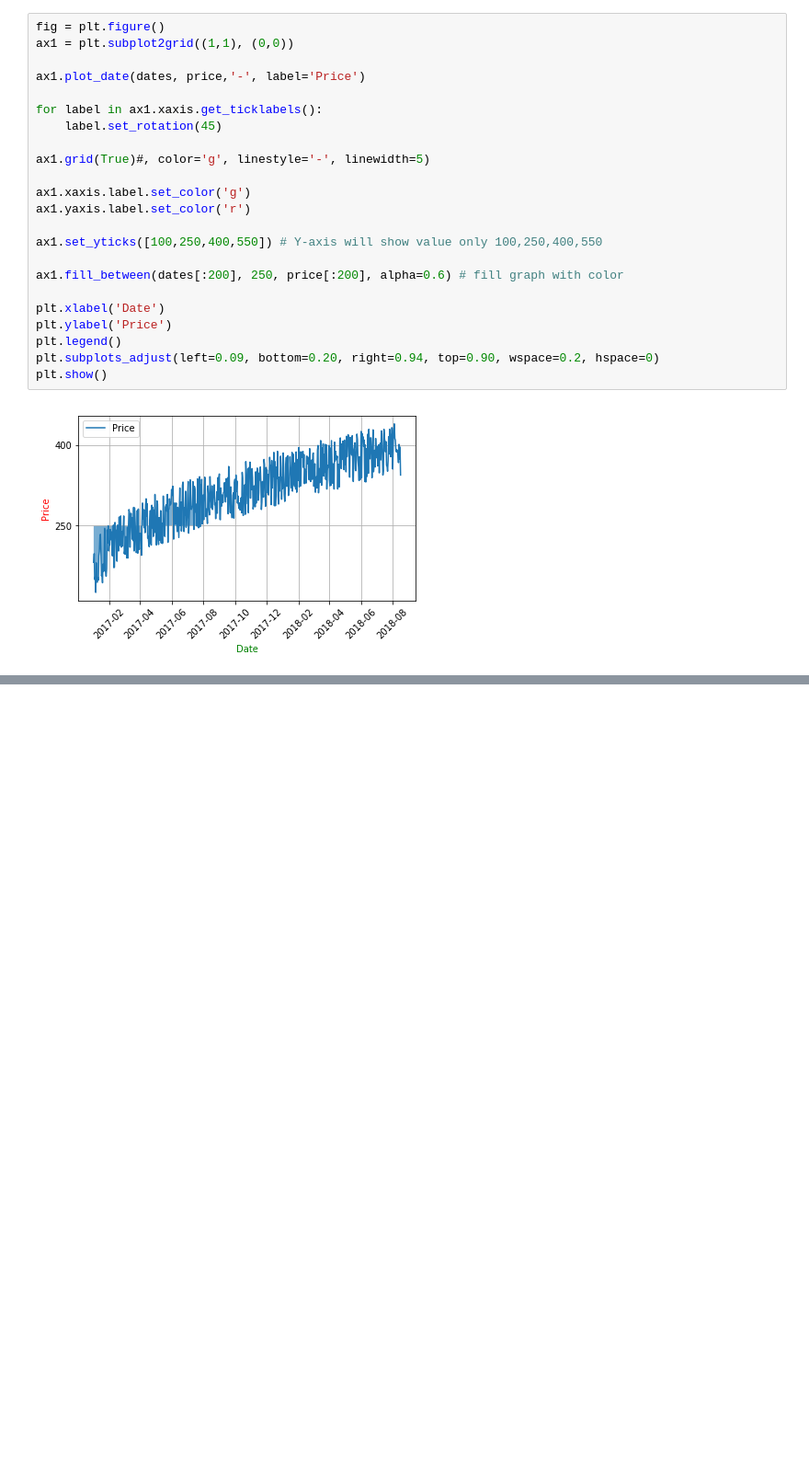
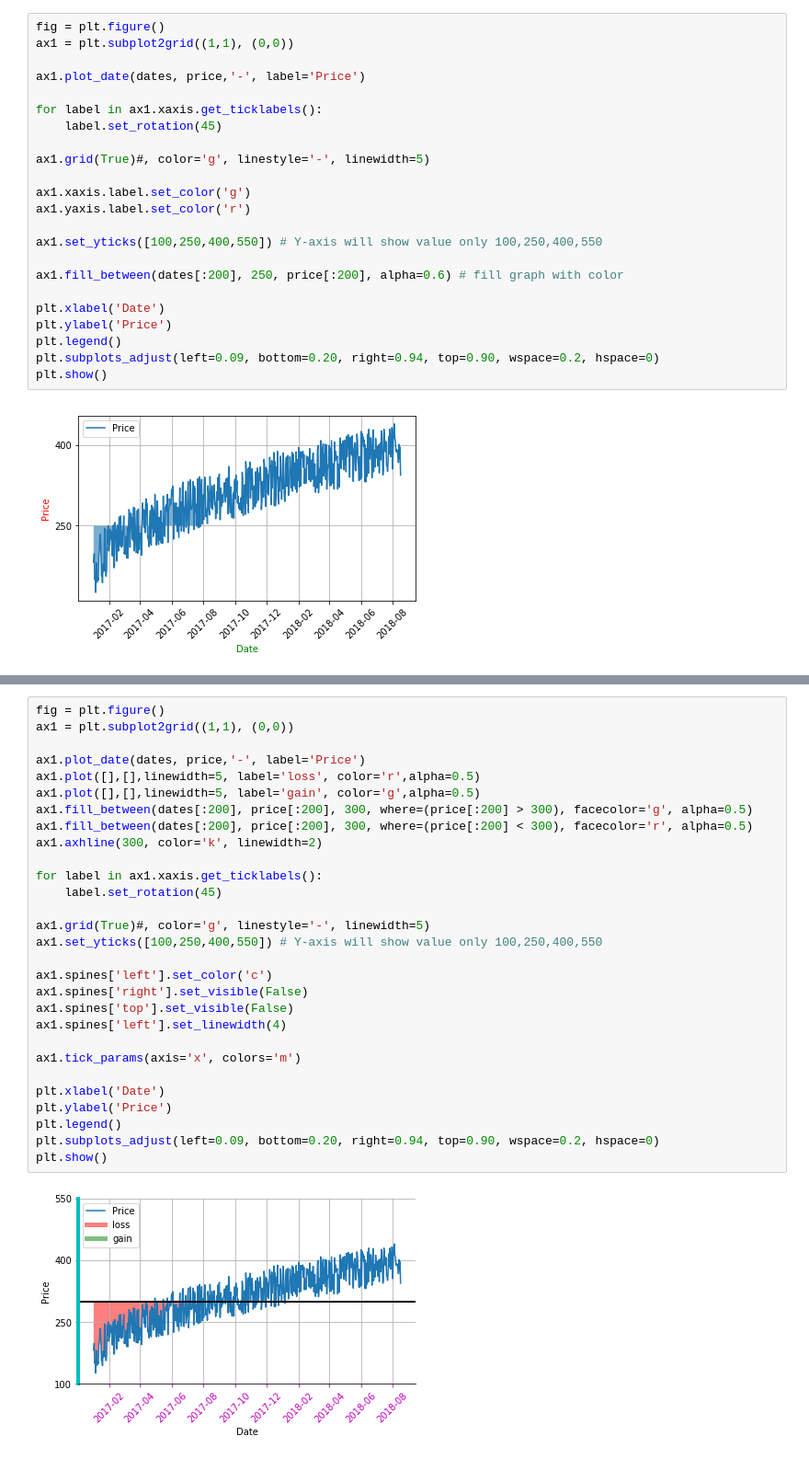
Before and after one commit to surya1singh/matplotlib_examples, a Jupyter notebook: Level 1.ipynb, the cells around one changed output, grey strips where cells are left out. Shown at 92% size. Cells and saved outputs as stored; diff of their text form; blank space fills up the shorter version.

Commit message:
spines

```diff
--- a/Level 1.ipynb
+++ b/Level 1.ipynb
@@ -122,0 +120,31 @@ ValueError: ordinal must be >= 1
+# %%
+fig = plt.figure()
+ax1 = plt.subplot2grid((1,1), (0,0))
+
+ax1.plot_date(dates, price,'-', label='Price')
+ax1.plot([],[],linewidth=5, label='loss', color='r',alpha=0.5)
+ax1.plot([],[],linewidth=5, label='gain', color='g',alpha=0.5)
+ax1.fill_between(dates[:200], price[:200], 300, where=(price[:200] > 300), facecolor='g', alpha=0.5)
+ax1.fill_between(dates[:200], price[:200], 300, where=(price[:200] < 300), facecolor='r', alpha=0.5)
+ax1.axhline(300, color='k', linewidth=2)
+
+for label in ax1.xaxis.get_ticklabels():
+    label.set_rotation(45)
+
+ax1.grid(True)#, color='g', linestyle='-', linewidth=5)
+ax1.set_yticks([100,250,400,550]) # Y-axis will show value only 100,250,400,550
+
+ax1.spines['left'].set_color('c')
+ax1.spines['right'].set_visible(False)
+ax1.spines['top'].set_visible(False)
+ax1.spines['left'].set_linewidth(4)
+
+ax1.tick_params(axis='x', colors='m')
+
+plt.xlabel('Date')
+plt.ylabel('Price')
+plt.legend()
+plt.subplots_adjust(left=0.09, bottom=0.20, right=0.94, top=0.90, wspace=0.2, hspace=0)
+plt.show()
+# %% [output]
+[figure, added]
```
Also changed, not shown: parts of 1 cell of this notebook.
